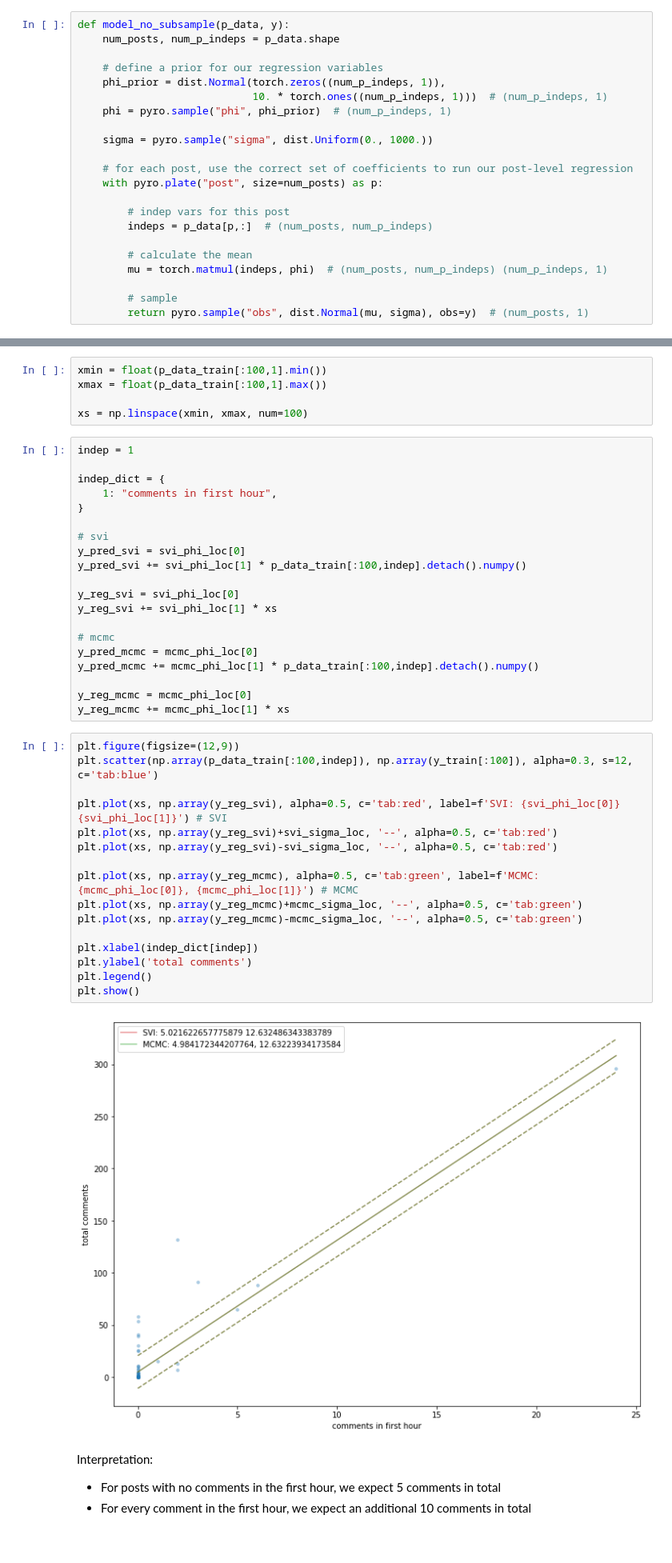
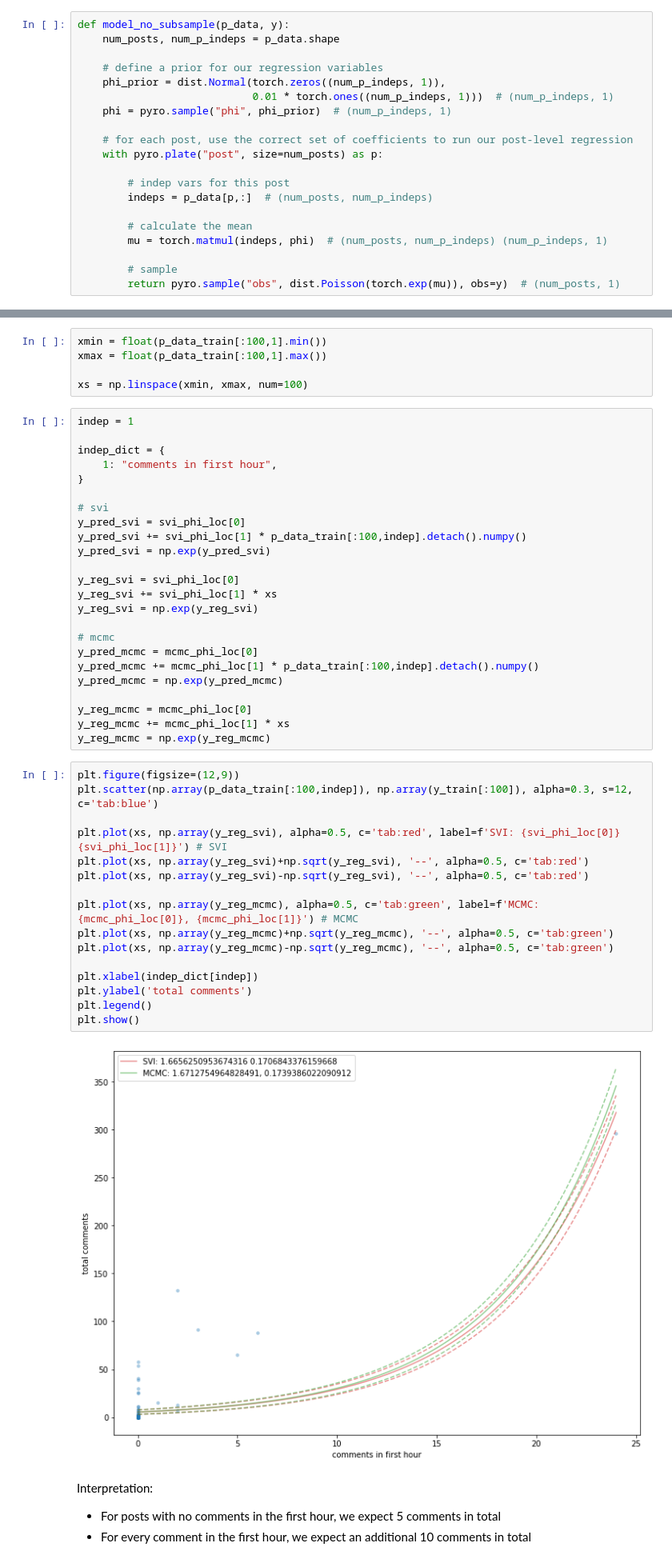
Before and after one commit to ageil/Probabilistic-Programming, a Jupyter notebook: model/SingleLevelModelPyro.ipynb, the cells around one changed output, grey strips where cells are left out. Shown at 80% size. Drawn from its saved outputs; the diff is of its cells as text.

Commit message:
change to poisson

```diff
--- a/model/SingleLevelModelPyro.ipynb
+++ b/model/SingleLevelModelPyro.ipynb
@@ -141,10 +141,8 @@ def model_no_subsample(p_data, y):
 
     # define a prior for our regression variables
     phi_prior = dist.Normal(torch.zeros((num_p_indeps, 1)),
-                            10. * torch.ones((num_p_indeps, 1)))  # (num_p_indeps, 1)
+                            0.01 * torch.ones((num_p_indeps, 1)))  # (num_p_indeps, 1)
     phi = pyro.sample("phi", phi_prior)  # (num_p_indeps, 1)
-
-    sigma = pyro.sample("sigma", dist.Uniform(0., 1000.))
 
     # for each post, use the correct set of coefficients to run our post-level regression
     with pyro.plate("post", size=num_posts) as p:
@@ -156,7 +154,7 @@ def model_no_subsample(p_data, y):
         mu = torch.matmul(indeps, phi)  # (num_posts, num_p_indeps) (num_p_indeps, 1)
 
         # sample
-        return pyro.sample("obs", dist.Normal(mu, sigma), obs=y)  # (num_posts, 1)
+        return pyro.sample("obs", dist.Poisson(torch.exp(mu)), obs=y)  # (num_posts, 1)
 # %%
 def model(p_data, y):
     num_posts, num_p_indeps = p_data.shape
@@ -376,34 +374,38 @@ indep_dict = {
 # svi
 y_pred_svi = svi_phi_loc[0]
 y_pred_svi += svi_phi_loc[1] * p_data_train[:100,indep].detach().numpy()
+y_pred_svi = np.exp(y_pred_svi)
 
 y_reg_svi = svi_phi_loc[0]
 y_reg_svi += svi_phi_loc[1] * xs
+y_reg_svi = np.exp(y_reg_svi)
 
 # mcmc
 y_pred_mcmc = mcmc_phi_loc[0]
 y_pred_mcmc += mcmc_phi_loc[1] * p_data_train[:100,indep].detach().numpy()
+y_pred_mcmc = np.exp(y_pred_mcmc)
 
 y_reg_mcmc = mcmc_phi_loc[0]
 y_reg_mcmc += mcmc_phi_loc[1] * xs
+y_reg_mcmc = np.exp(y_reg_mcmc)
 # %%
 plt.figure(figsize=(12,9))
 plt.scatter(np.array(p_data_train[:100,indep]), np.array(y_train[:100]), alpha=0.3, s=12, c='tab:blue')
 
 plt.plot(xs, np.array(y_reg_svi), alpha=0.5, c='tab:red', label=f'SVI: {svi_phi_loc[0]} {svi_phi_loc[1]}') # SVI
-plt.plot(xs, np.array(y_reg_svi)+svi_sigma_loc, '--', alpha=0.5, c='tab:red')
-plt.plot(xs, np.array(y_reg_svi)-svi_sigma_loc, '--', alpha=0.5, c='tab:red')
+plt.plot(xs, np.array(y_reg_svi)+np.sqrt(y_reg_svi), '--', alpha=0.5, c='tab:red')
+plt.plot(xs, np.array(y_reg_svi)-np.sqrt(y_reg_svi), '--', alpha=0.5, c='tab:red')
 
 plt.plot(xs, np.array(y_reg_mcmc), alpha=0.5, c='tab:green', label=f'MCMC: {mcmc_phi_loc[0]}, {mcmc_phi_loc[1]}') # MCMC
-plt.plot(xs, np.array(y_reg_mcmc)+mcmc_sigma_loc, '--', alpha=0.5, c='tab:green')
-plt.plot(xs, np.array(y_reg_mcmc)-mcmc_sigma_loc, '--', alpha=0.5, c='tab:green')
+plt.plot(xs, np.array(y_reg_mcmc)+np.sqrt(y_reg_mcmc), '--', alpha=0.5, c='tab:green')
+plt.plot(xs, np.array(y_reg_mcmc)-np.sqrt(y_reg_mcmc), '--', alpha=0.5, c='tab:green')
 
 plt.xlabel(indep_dict[indep])
 plt.ylabel('total comments')
 plt.legend()
 plt.show()
 # %% [output]
-[figure, old version]
+[figure, new version]
 # %% [markdown]
 Interpretation:
 
```
Also changed, not shown: parts of 21 cells of this notebook, 1 other file.
